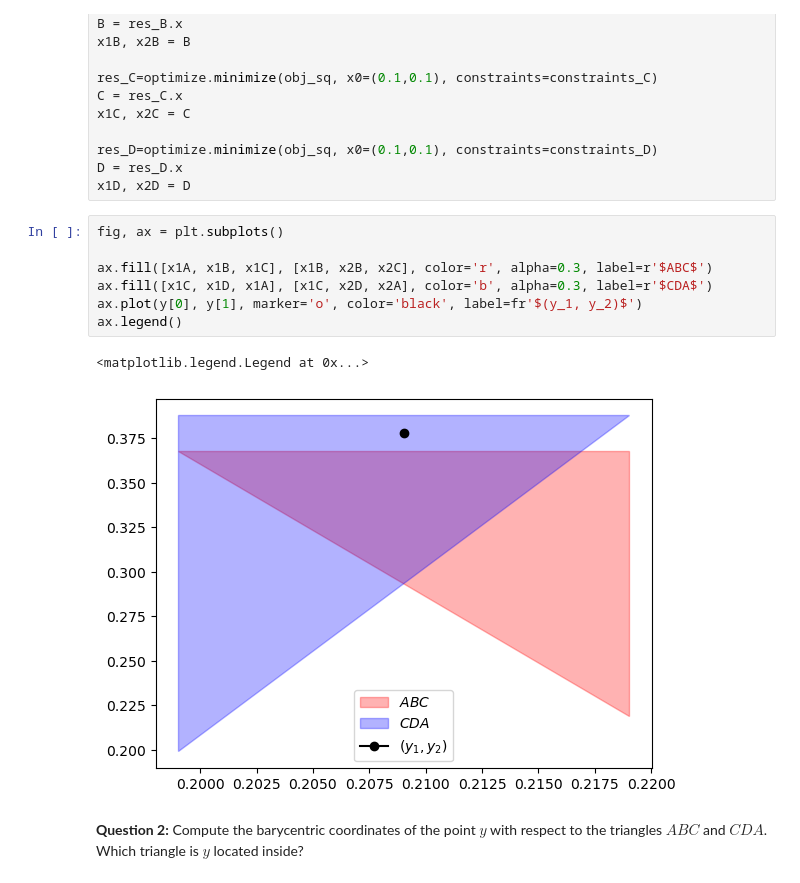
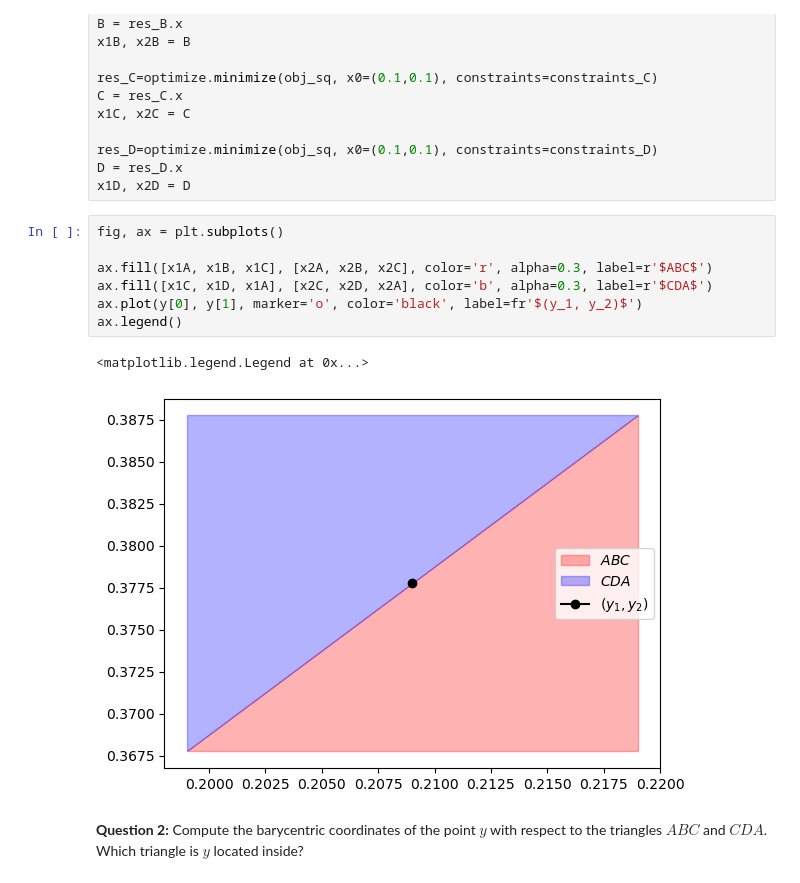
Before and after one commit to NumEconCopenhagen/projects-2024-jbh, a Jupyter notebook: examproject/exam_2024.ipynb, the cells around one changed output. Saved outputs shown, nothing was run; the diff lists cells and outputs as text.

```diff
--- a/examproject/exam_2024.ipynb
+++ b/examproject/exam_2024.ipynb
@@ -585,13 +675,13 @@ x1D, x2D = D
 # %%
 fig, ax = plt.subplots()
 
-ax.fill([x1A, x1B, x1C], [x1B, x2B, x2C], color='r', alpha=0.3, label=r'$ABC$')
-ax.fill([x1C, x1D, x1A], [x1C, x2D, x2A], color='b', alpha=0.3, label=r'$CDA$')
+ax.fill([x1A, x1B, x1C], [x2A, x2B, x2C], color='r', alpha=0.3, label=r'$ABC$')
+ax.fill([x1C, x1D, x1A], [x2C, x2D, x2A], color='b', alpha=0.3, label=r'$CDA$')
 ax.plot(y[0], y[1], marker='o', color='black', label=fr'$(y_1, y_2)$')
 ax.legend()
 # %% [output]
 <matplotlib.legend.Legend at 0x...>
-[figure, old version]
+[figure, new version]
 # %% [markdown]
 **Question 2:** Compute the barycentric coordinates of the point $y$ with respect to the triangles $ABC$ and $CDA$. Which triangle is $y$ located inside?
 # %%
```
Also changed, not shown: parts of 13 cells of this notebook.
